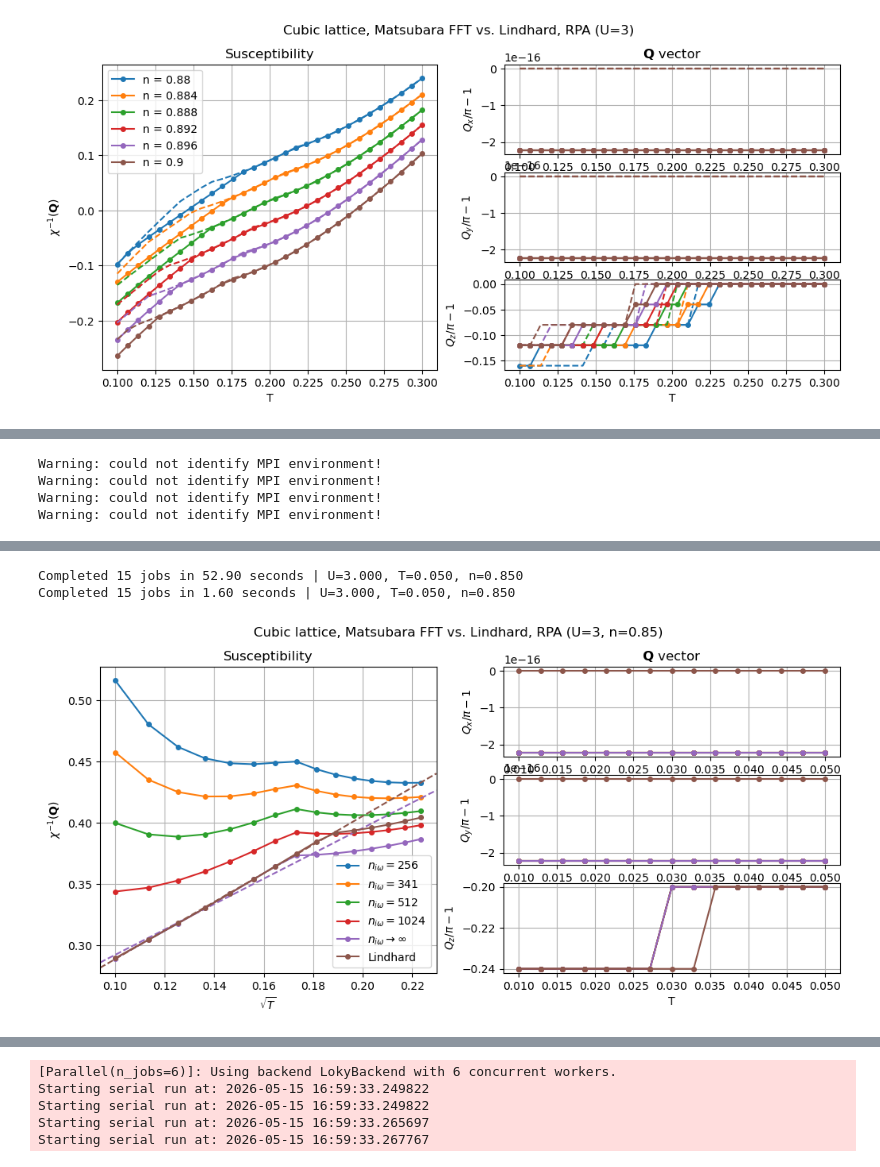
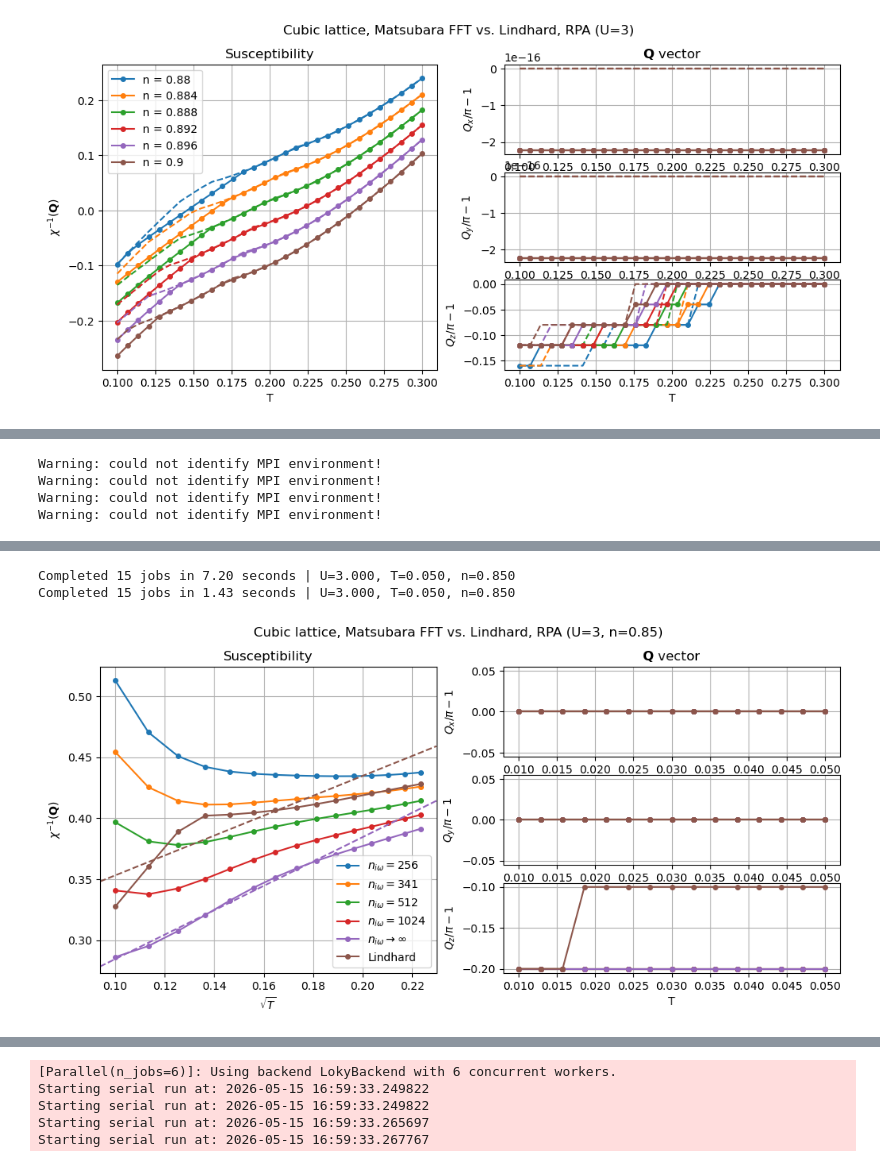
Before and after one commit to cctort/quantum_criticality, a Jupyter notebook: chi_rpa.ipynb, the cells around one changed output, grey strips where cells are left out. Drawn from its saved outputs; the diff is of its cells as text; code cells hidden in the pictures.

```diff
--- a/chi_rpa.ipynb
+++ b/chi_rpa.ipynb
@@ -430,8 +283,9 @@ T_list = np.concatenate([np.linspace(0.005, 0.01, 15)])
 par_list = [{'U': U, 'n': n, 'T': T_list} for n in n_list]
 title = f'Cubic lattice, Lindhard, RPA (U={U})'
 
-nk = 80
-sweep_dict = [{'par_dict': par_dict, 'nk': nk, 'fit': True, 'method': 'matsubara', 'niw': 128, 'tp': 0.1, 'refine': True, 'refine_ratio': 2} for par_dict in par_list]
+tp = 0.1
+nk = 92
+sweep_dict = [{'par_dict': par_dict, 'nk': nk, 'fit': True, 'method': 'lindhard', 'q_path': ([1,1,0], [1,1,1]), 'tp': 0.1, 'refine': True, 'refine_ratio': 2} for par_dict in par_list]
 results_list = sweep_parallel(sweep_chirpa, sweep_dict, n_jobs=5)
 
 fig = None
@@ -465,14 +319,14 @@ Starting serial run at: 2026-05-17 20:43:05.426146
 Starting serial run at: 2026-05-17 20:43:05.448812
 # %%
 U = 3
-n_list = np.linspace(0.8, 0.85, 5)
-T_list = np.concatenate([np.linspace(0.01, 0.05, 15)])
+n_list = np.linspace(0.74, 0.76, 5)
+T_list = np.linspace(0.01, 0.04, 15)
 par_list = [{'U': U, 'n': n, 'T': T_list} for n in n_list]
 title = f'Cubic lattice, Lindhard, RPA (U={U})'
 
-nk = 150
-niw = 128
-sweep_dict = [{'par_dict': par_dict, 'nk': nk, 'fit': True, 'tp': 0.1, 'method': 'matsubara', 'niw': niw, 'niw_extr': True, 'refine': False} for par_dict in par_list]
+nk = 100
+niw = 64
+sweep_dict = [{'par_dict': par_dict, 'nk': nk, 'fit': True, 'tp': 0., 'method': 'matsubara', 'niw': niw, 'niw_extr': True, 'refine': True, 'refine_ratio': 2} for par_dict in par_list]
 results_list = sweep_parallel(sweep_chirpa, sweep_dict, n_jobs=5)
 
 fig = None
@@ -497,0 +462,22 @@ KeyboardInterrupt:
+# %%
+fig = None
+for results in results_list:
+    n = results['par_list'][0]['n']
+    Tc = results['Xc']
+    ampl = results['ampl']
+    gamma = results['gamma']
+    print(f"n = {n} : ampl = {ampl}, exp = {gamma}, Tc = {Tc}")
+    fig, fit = pcut_chi(results, 'T', plot_Q=(1,1,1), x_exp=1., fit=True,
+                        title=title, label=f'n = {n:.3f}', figure=fig)
+
+    _, axs = fig
+    color = axs[0].lines[-1].get_color()
+    #axs[0].plot(T_list**0.5, critical1(T_list, ampl, gamma, Tc))
+    axs[0].scatter(-fit[1]/fit[0], 0., marker='*', s=100, edgecolors='black', color=color, zorder=100)
+    #axs[1].axvline(np.sign(-fit[1]/fit[0])*(fit[1]/fit[0])**2, linestyle='--', color=color, zorder=100)
+
+    for a in axs:
+        a.set_xlim(-0.1, 0.25)
+        a.set_ylim(-0.05, 0.3)
+
+plt.show()
@@ -634,7 +627,7 @@ T_list = np.linspace(0.01, 0.05, 15)
 par_dict = {'U': U, 'n': n, 'T': T_list}
 title = f'Cubic lattice, Matsubara FFT vs. Lindhard, RPA (U={U}, n={n})'
 
-nk = 50
+nk = 20
 niw_list = 1024//np.array([4,3,2,1])
 
 sweep_dict = [{'par_dict': par_dict, 'nk': nk, 'niw': niw, 'niw_extr': False, 'tp': 0.2, 'refine': False} for niw in niw_list]
@@ -668,6 +661,6 @@ Starting serial run at: 2026-05-15 12:30:40.559440
-Completed 15 jobs in 52.90 seconds | U=3.000, T=0.050, n=0.850
-Completed 15 jobs in 1.60 seconds | U=3.000, T=0.050, n=0.850
+Completed 15 jobs in 7.20 seconds | U=3.000, T=0.050, n=0.850
+Completed 15 jobs in 1.43 seconds | U=3.000, T=0.050, n=0.850
-[figure, old version]
+[figure, new version]
 # %%
 U = 3
 n_list = np.linspace(0.7, 1., 24)
```
Also changed, not shown: parts of 20 cells of this notebook, 5 other files.
